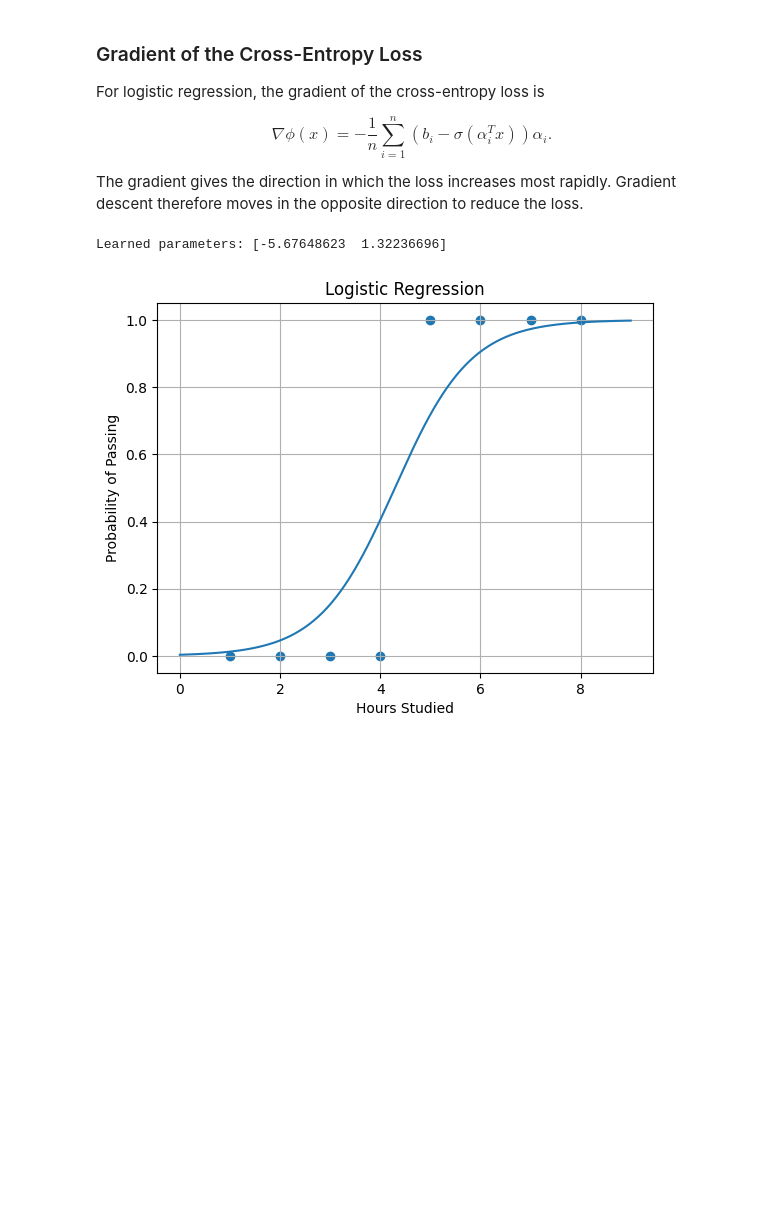
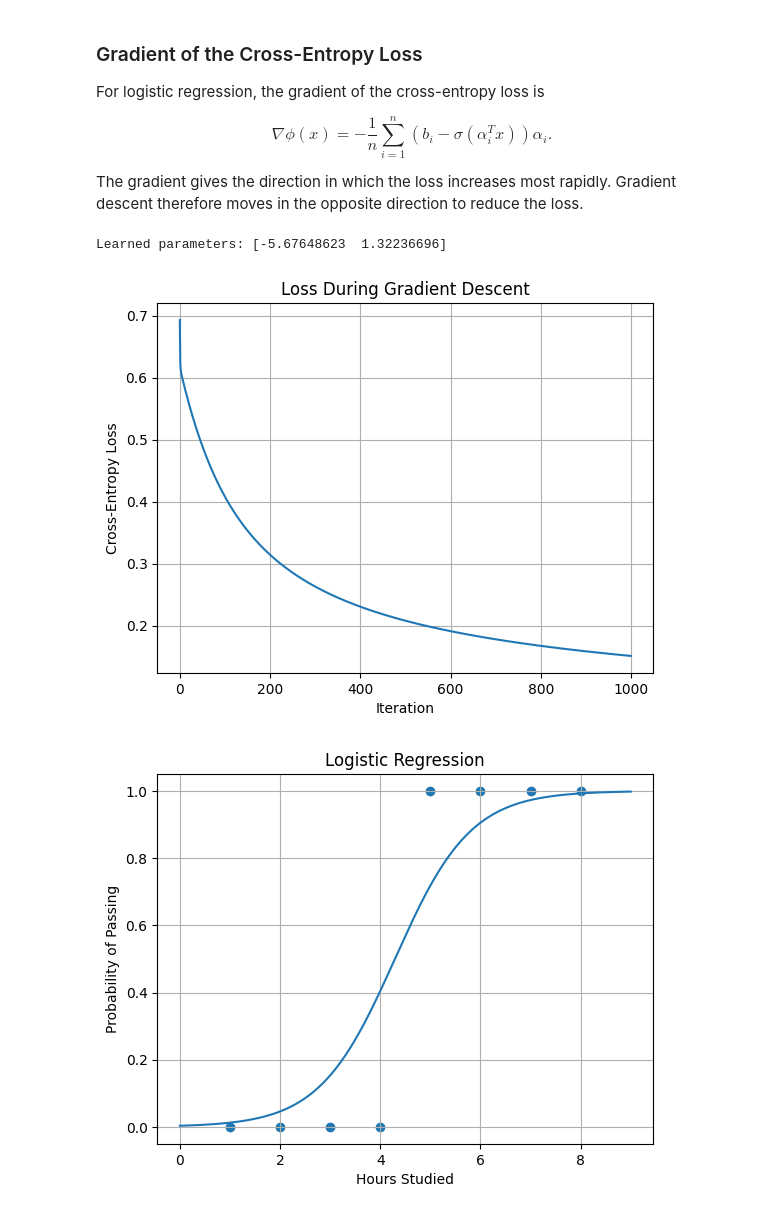
Before and after one commit to nmhom/MAT-422, a Jupyter notebook: MAT422_HW_3.4.ipynb, the cells around one changed output. Saved outputs shown, nothing was run; the diff lists cells and outputs as text; code cells hidden in the pictures; blank space fills up the shorter version.

```diff
--- a/MAT422_HW_3.4.ipynb
+++ b/MAT422_HW_3.4.ipynb
@@ -41,31 +61,39 @@ The gradient gives the direction in which the loss increases most rapidly. Gradi
 # %%
 hours = np.array([1,2,3,4,5,6,7,8], dtype=float)
 b = np.array([0,0,0,0,1,1,1,1], dtype=float)
 
 # intercept
 A = np.column_stack((np.ones(len(hours)), hours))
 
 # starting parameters
 x = np.zeros(2)
 
 beta = 0.1
 losses = []
 
 for _ in range(1000):
   probabilities = sigmoid(A @ x)
 
   loss = -np.mean(
       b * np.log(probabilities + 1e-10)
       + (1 - b) * np.log(1 -probabilities + 1e-10)
   )
   losses.append(loss)
 
   gradient = -(1 / len(b)) * A.T @ (b-probabilities)
   x = x - beta * gradient
 
 print("Learned parameters:", x)
+
+plt.plot(losses)
+plt.xlabel("Iteration")
+plt.ylabel("Cross-Entropy Loss")
+plt.title("Loss During Gradient Descent")
+plt.grid()
+plt.show()
 # %% [output]
 Learned parameters: [-5.67648623  1.32236696]
+[figure, added]
 # %%
 hours_plot = np.linspace(0, 9, 200)
 
```
Also changed, not shown: parts of 5 cells of this notebook.
